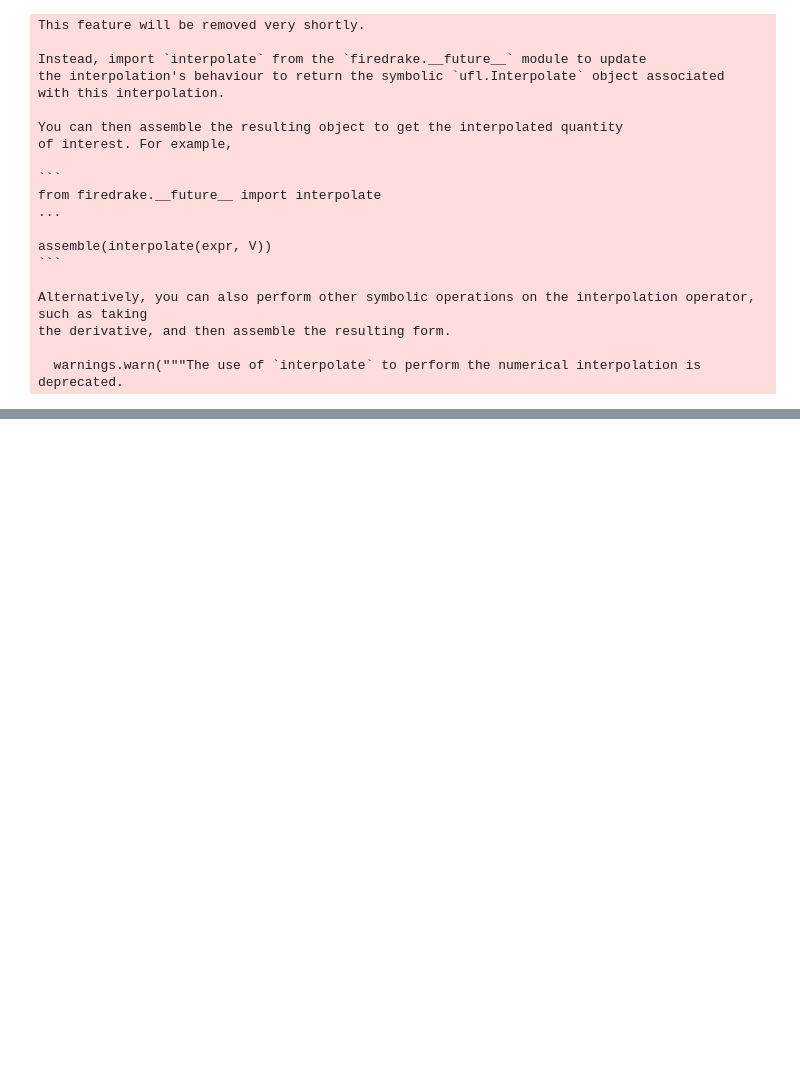
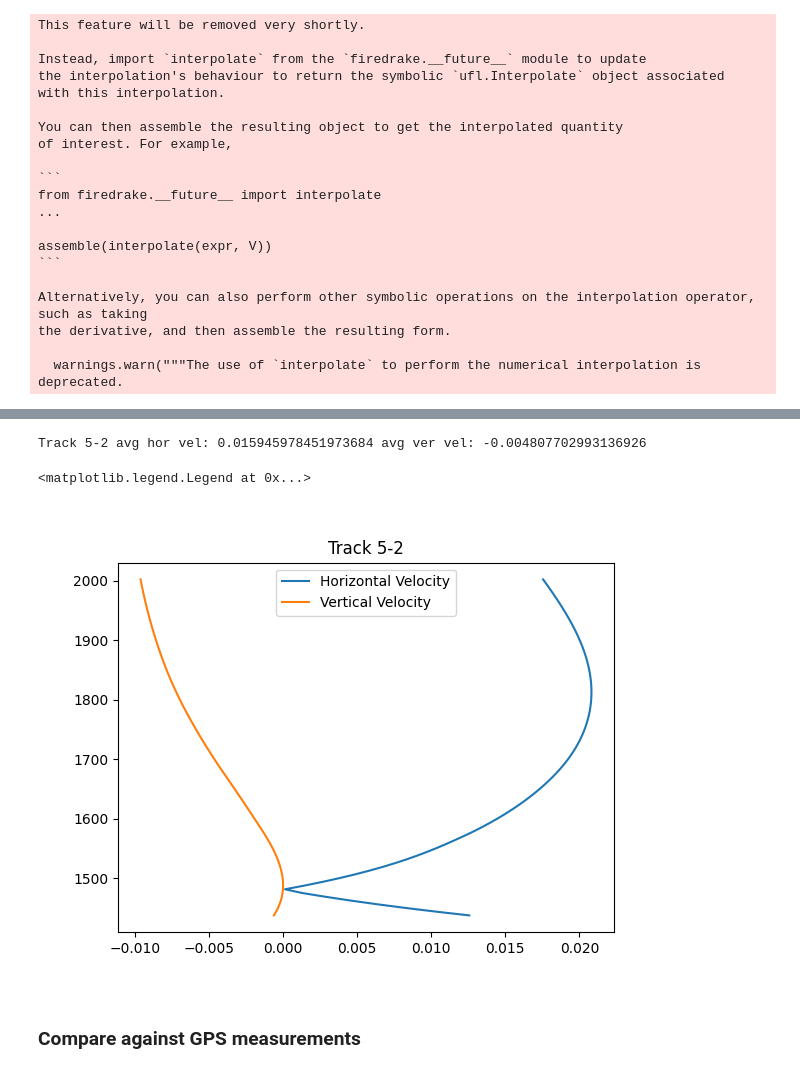
Before and after one commit to johnmorganmanos/AH_temp_paper, a Jupyter notebook: fig1.ipynb, the cells around one changed output, grey strips where cells are left out. Cells and saved outputs as stored; diff of their text form; code cells hidden in the pictures; blank space fills up the shorter version.

```diff
--- a/fig1.ipynb
+++ b/fig1.ipynb
@@ -543,0 +979,30 @@ The PostScript backend does not support transparency; partially transparent arti
+# %%
+z_coords = np.linspace(extruded_bed.dat.data_ro[:].min(), extruded_bed.dat.data_ro[:].max(), 100)
+
+vel_profiles = {}
+
+for x_coord, y_coord, i in zip(apres_points['x'].values, apres_points['y'].values, apres_points.iloc()):
+
+    vel_prof = []
+    vel_prof_coords = []
+
+    site_name = i['Name']
+
+    hor_prof = []
+    ver_profile = []
+
+    for z_coord in z_coords:
+        try:
+            velocity = flow.at(x_coord, y_coord, z_coord)[0]*spy
+            vel_prof.append(velocity)
+            hor_prof.append(np.sqrt(velocity[0]**2 + velocity[1]**2))
+            ver_profile.append(velocity[2])
+            vel_prof_coords.append([x_coord, y_coord, z_coord])
+        except:
+            continue
+    try:
+        vel_profiles[site_name] = [np.array(vel_prof_coords)[:,-1],hor_prof,ver_profile]
+    except:
+        continue
+# %%
+site_name = list(vel_profiles.keys())[0]
@@ -543,0 +1029,19 @@ The PostScript backend does not support transparency; partially transparent arti
+# %%
+fig,ax = plt.subplots(1,len(vel_profiles))
+
+
+
+ax.plot(vel_profiles[site_name][1], vel_profiles[site_name][0], label='Horizontal Velocity')
+ax.plot(vel_profiles[site_name][2], vel_profiles[site_name][0], label='Vertical Velocity')
+ax.set_title(site_name)
+# ax[n].set_xlim([-0.002,0.1])
+avg_hor = np.mean(vel_profiles[site_name][1])
+avg_ver = np.mean(vel_profiles[site_name][2])
+print(i + ' avg hor vel: ' + str(avg_hor) + ' avg ver vel: ' + str(avg_ver))
+plt.legend()
+# %% [output]
+Track 5-2 avg hor vel: 0.015945978451973684 avg ver vel: -0.004807702993136926
+<matplotlib.legend.Legend at 0x...>
+[figure, added]
+# %% [markdown]
+### Compare against GPS measurements
```
Also changed, not shown: parts of 23 cells of this notebook, 2 other files.
